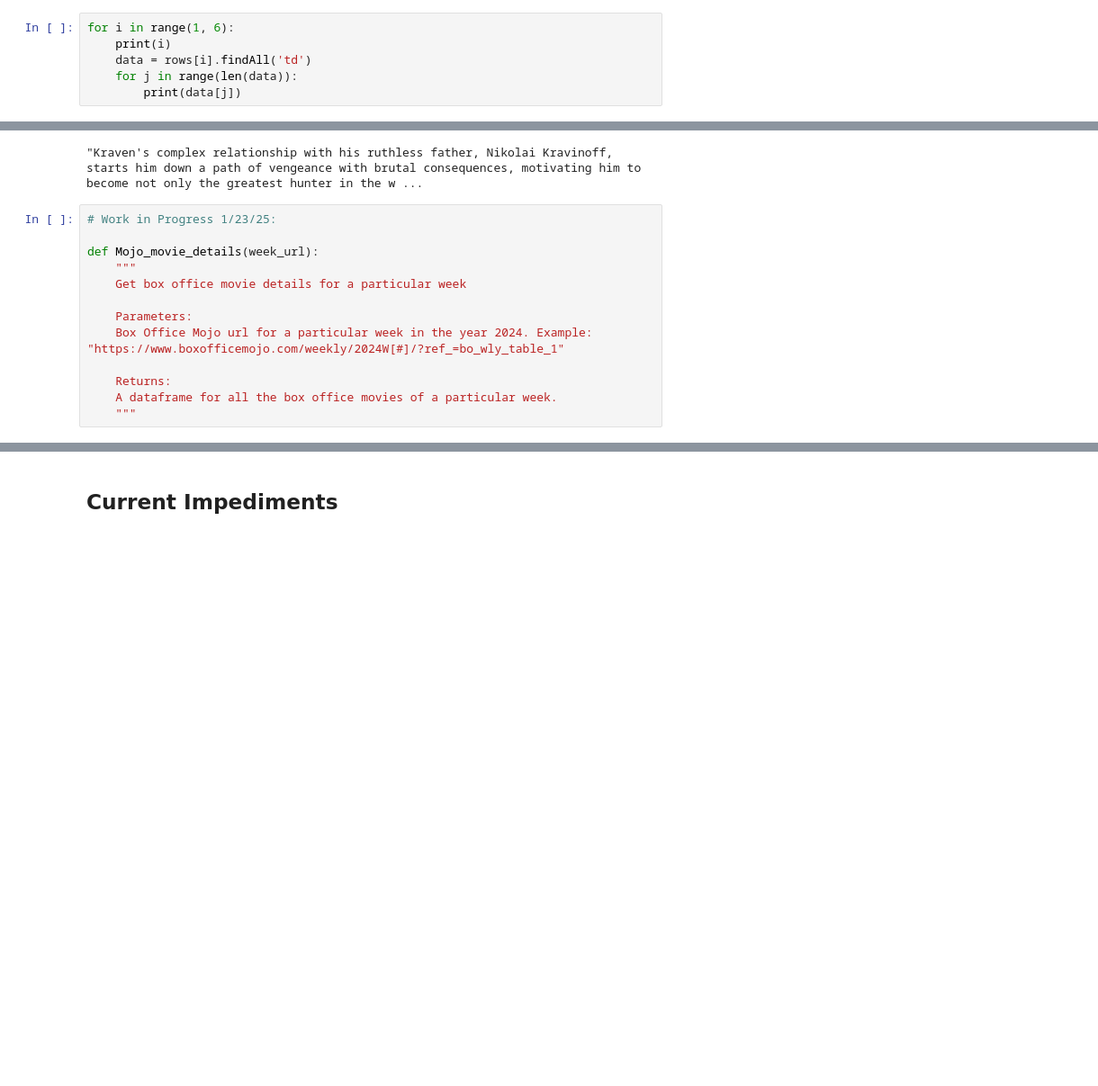
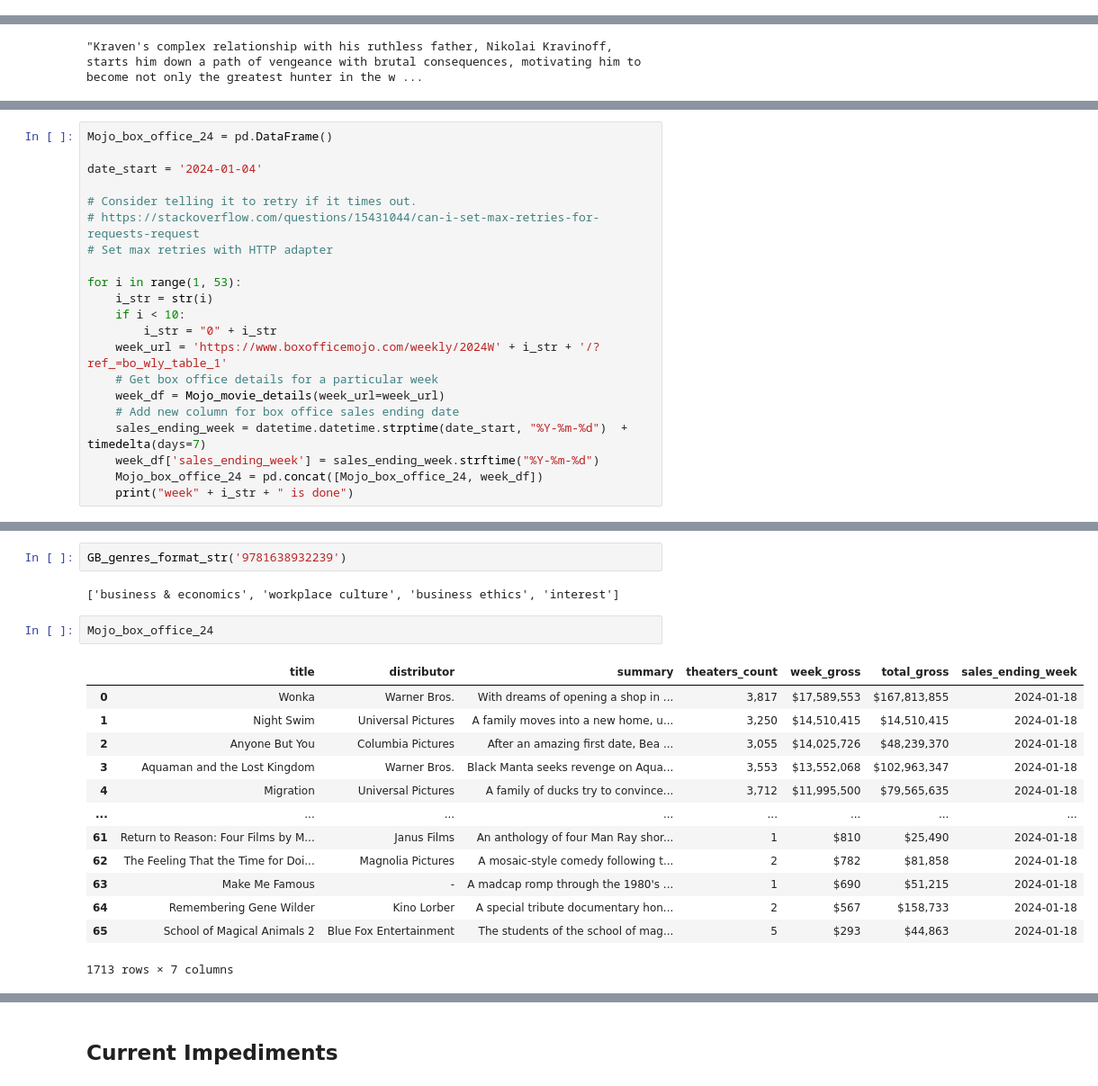
Before and after one commit to rsa-captech/rachel-recommender, a Jupyter notebook: notebook.ipynb, the cells around one changed output, grey strips where cells are left out. Shown at 90% size. Drawn from its saved outputs; the diff is of its cells as text; blank space fills up the shorter version.

```diff
--- a/notebook.ipynb
+++ b/notebook.ipynb
@@ -549,6 +510,0 @@ rows=soup.findAll('tr') # tabular data is stored under the "tr" tag
-# %%
-for i in range(1, 6):
-    print(i)
-    data = rows[i].findAll('td')
-    for j in range(len(data)):
-        print(data[j])
@@ -611,16 +585,3 @@ rows=soup.findAll('p')
 rows[0].text
 # %% [output]
 "Kraven's complex relationship with his ruthless father, Nikolai Kravinoff, starts him down a path of vengeance with brutal consequences, motivating him to become not only the greatest hunter in the w ...
-# %%
-# Work in Progress 1/23/25:
-
-def Mojo_movie_details(week_url):
-    """
-    Get box office movie details for a particular week
-
-    Parameters:
-    Box Office Mojo url for a particular week in the year 2024. Example: "https://www.boxofficemojo.com/weekly/2024W[#]/?ref_=bo_wly_table_1"
-
-    Returns:
-    A dataframe for all the box office movies of a particular week.
-    """
@@ -626,0 +667,21 @@ def Mojo_movie_details(week_url):
+# %%
+Mojo_box_office_24 = pd.DataFrame()
+
+date_start = '2024-01-04'
+
+# Consider telling it to retry if it times out.
+# https://stackoverflow.com/questions/15431044/can-i-set-max-retries-for-requests-request
+# Set max retries with HTTP adapter
+
+for i in range(1, 53):
+    i_str = str(i)
+    if i < 10:
+        i_str = "0" + i_str
+    week_url = 'https://www.boxofficemojo.com/weekly/2024W' + i_str + '/?ref_=bo_wly_table_1'
+    # Get box office details for a particular week
+    week_df = Mojo_movie_details(week_url=week_url)
+    # Add new column for box office sales ending date
+    sales_ending_week = datetime.datetime.strptime(date_start, "%Y-%m-%d")  + timedelta(days=7)
+    week_df['sales_ending_week'] = sales_ending_week.strftime("%Y-%m-%d")
+    Mojo_box_office_24 = pd.concat([Mojo_box_office_24, week_df])
+    print("week" + i_str + " is done")
@@ -626,0 +735,20 @@ def Mojo_movie_details(week_url):
+# %%
+GB_genres_format_str('9781638932239')
+# %% [output]
+['business & economics', 'workplace culture', 'business ethics', 'interest']
+# %%
+Mojo_box_office_24
+# %% [output]
+|  | title | distributor | summary | theaters_count | week_gross | total_gross | sales_ending_week |
+| 0 | Wonka | Warner Bros. | With dreams of opening a shop in ... | 3,817 | $17,589,553 | $167,813,855 | 2024-01-18 |
+| 1 | Night Swim | Universal Pictures | A family moves into a new home, u... | 3,250 | $14,510,415 | $14,510,415 | 2024-01-18 |
+| 2 | Anyone But You | Columbia Pictures | After an amazing first date, Bea ... | 3,055 | $14,025,726 | $48,239,370 | 2024-01-18 |
+| 3 | Aquaman and the Lost Kingdom | Warner Bros. | Black Manta seeks revenge on Aqua... | 3,553 | $13,552,068 | $102,963,347 | 2024-01-18 |
+| 4 | Migration | Universal Pictures | A family of ducks try to convince... | 3,712 | $11,995,500 | $79,565,635 | 2024-01-18 |
+| ... | ... | ... | ... | ... | ... | ... | ... |
+| 61 | Return to Reason: Four Films by M... | Janus Films | An anthology of four Man Ray shor... | 1 | $810 | $25,490 | 2024-01-18 |
+| 62 | The Feeling That the Time for Doi... | Magnolia Pictures | A mosaic-style comedy following t... | 2 | $782 | $81,858 | 2024-01-18 |
+| 63 | Make Me Famous | - | A madcap romp through the 1980's ... | 1 | $690 | $51,215 | 2024-01-18 |
+| 64 | Remembering Gene Wilder | Kino Lorber | A special tribute documentary hon... | 2 | $567 | $158,733 | 2024-01-18 |
+| 65 | School of Magical Animals 2 | Blue Fox Entertainment | The students of the school of mag... | 5 | $293 | $44,863 | 2024-01-18 |
+1713 rows × 7 columns
```
Also changed, not shown: parts of 27 cells of this notebook.
